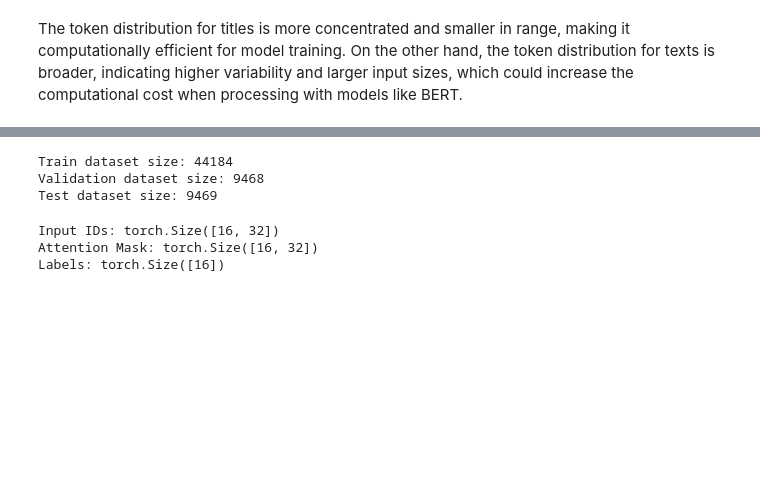
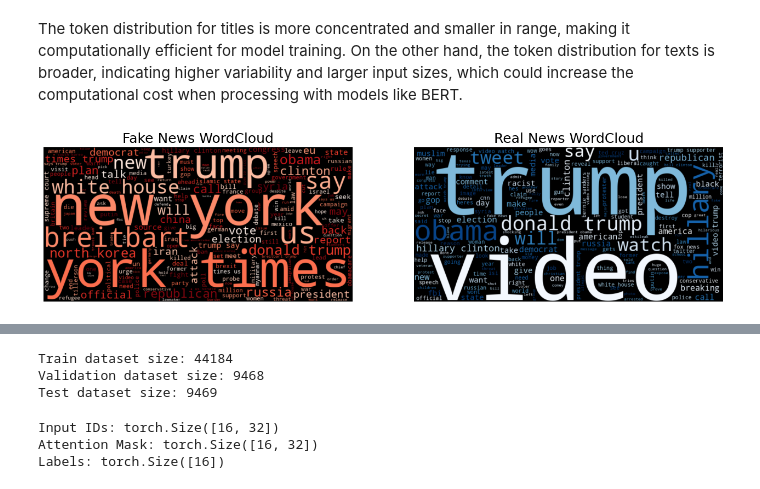
Before and after one commit to yejinPARK48/VerifyNews_using_BERT, a Jupyter notebook: FakeNews_Code.ipynb, the cells around one changed output, grey strips where cells are left out. Cells and saved outputs as stored; diff of their text form; code cells hidden in the pictures; blank space fills up the shorter version.

```diff
--- a/FakeNews_Code.ipynb
+++ b/FakeNews_Code.ipynb
@@ -146 +166,50 @@ The token distribution for titles is more concentrated and smaller in range, mak
+# %%
+from wordcloud import WordCloud
+
+# 가짜 뉴스와 진짜 뉴스 타이틀 분리
+fake_titles = data[data['labels'] == 0]['title']
+real_titles = data[data['labels'] == 1]['title']
+
+# 정제 함수 적용
+cleaned_fake_titles = fake_titles.apply(clean_text)
+cleaned_real_titles = real_titles.apply(clean_text)
+
+# 텍스트 데이터 결합
+fake_text = " ".join(cleaned_fake_titles)
+real_text = " ".join(cleaned_real_titles)
+
+# 가짜 뉴스 워드클라우드
+fake_wordcloud = WordCloud(
+    width=800,
+    height=400,
+    background_color='black',
+    colormap='Reds'
+).generate(fake_text)
+
+# 진짜 뉴스 워드클라우드
+real_wordcloud = WordCloud(
+    width=800,
+    height=400,
+    background_color='black',
+    colormap='Blues'
+).generate(real_text)
+
+# 시각화
+plt.figure(figsize=(16, 8))
+
+# 가짜 뉴스
+plt.subplot(1, 2, 1)
+plt.imshow(fake_wordcloud, interpolation='bilinear')
+plt.title("Fake News WordCloud", fontsize=18)
+plt.axis("off")
+
+# 진짜 뉴스
+plt.subplot(1, 2, 2)
+plt.imshow(real_wordcloud, interpolation='bilinear')
+plt.title("Real News WordCloud", fontsize=18)
+plt.axis("off")
+
+plt.show()
+# %% [output]
+[figure, added]
 # %%
```
Also changed, not shown: parts of 13 cells of this notebook.
